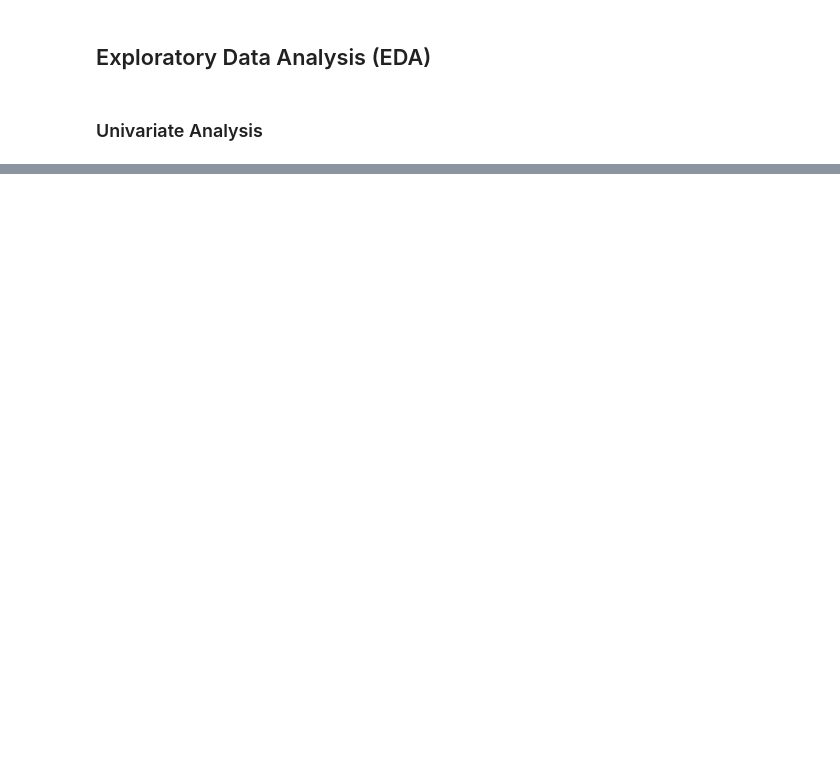
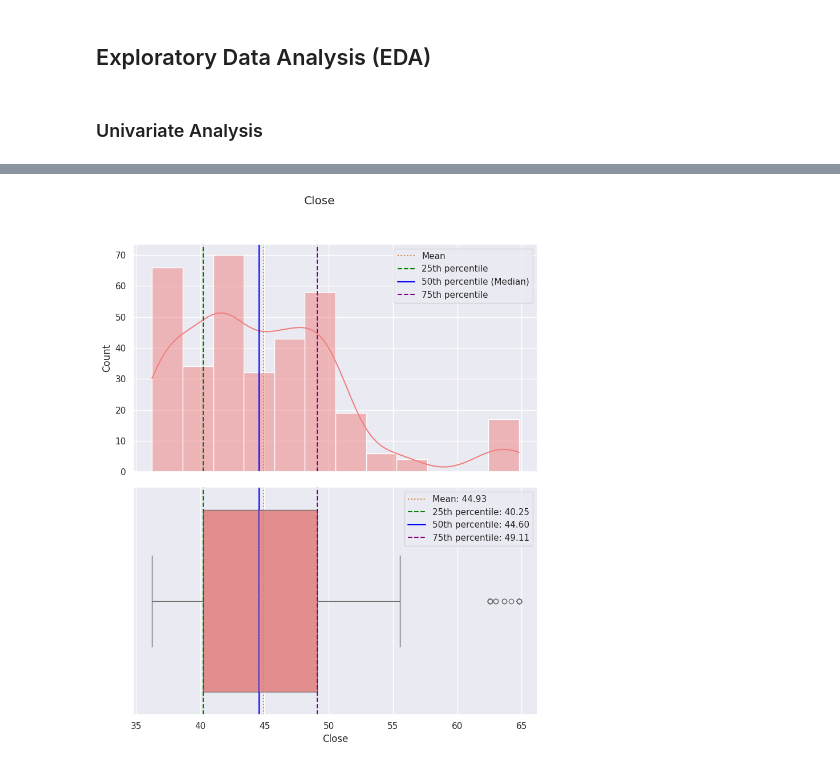
Before and after one commit to Rajesh2015/Credit-Card-Transaction-Sql-Analysis, a Jupyter notebook: IP_Stock_Market_News_Sentiment_Analysis_and_Summarization_Solution.ipynb, the cells around one changed output, grey strips where cells are left out. Cells and saved outputs as stored; diff of their text form; code cells hidden in the pictures; blank space fills up the shorter version.

```diff
--- a/IP_Stock_Market_News_Sentiment_Analysis_and_Summarization_Solution.ipynb
+++ b/IP_Stock_Market_News_Sentiment_Analysis_and_Summarization_Solution.ipynb
@@ -200,0 +652,4 @@ dtype: int64
+# %%
+plot_histogram_and_boxplot(df=data,column='Close',xlabel='Close',ylabel='Count',title='Close')
+# %% [output]
+[figure, added]
```
Also changed, not shown: parts of 31 cells of this notebook.
